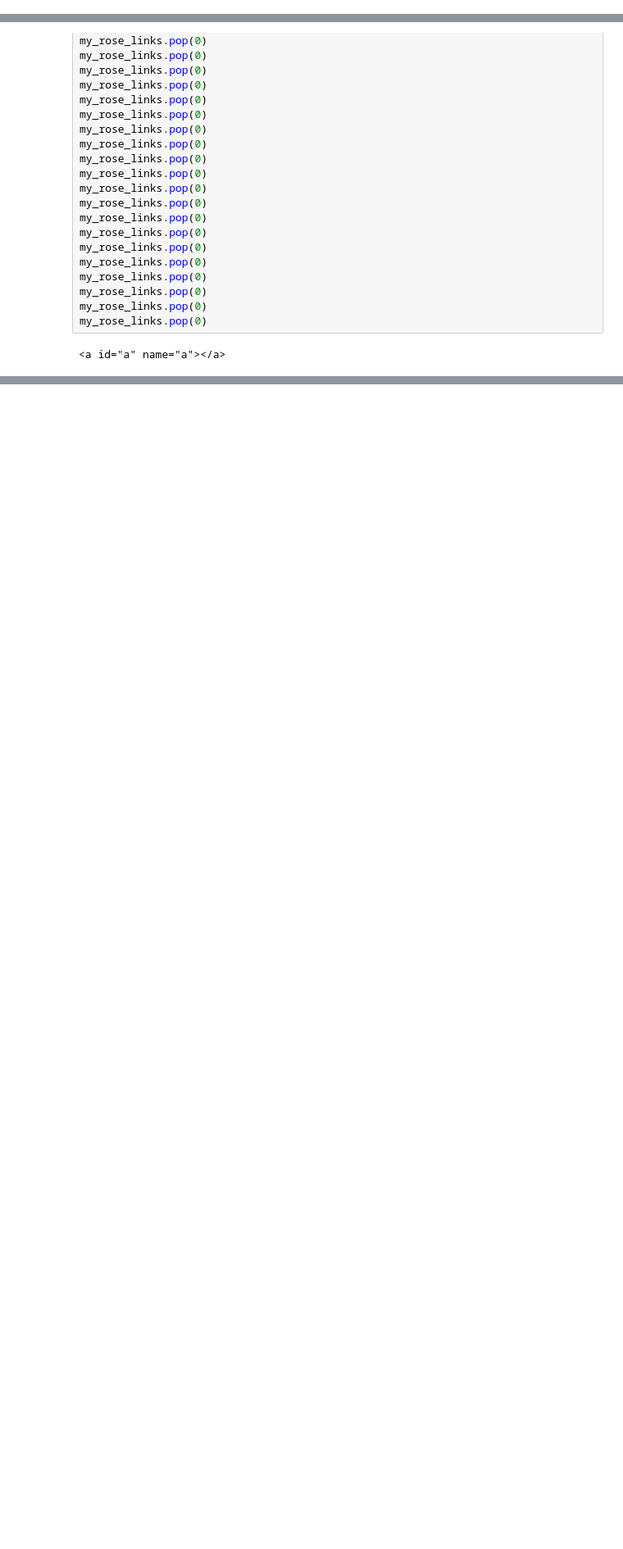
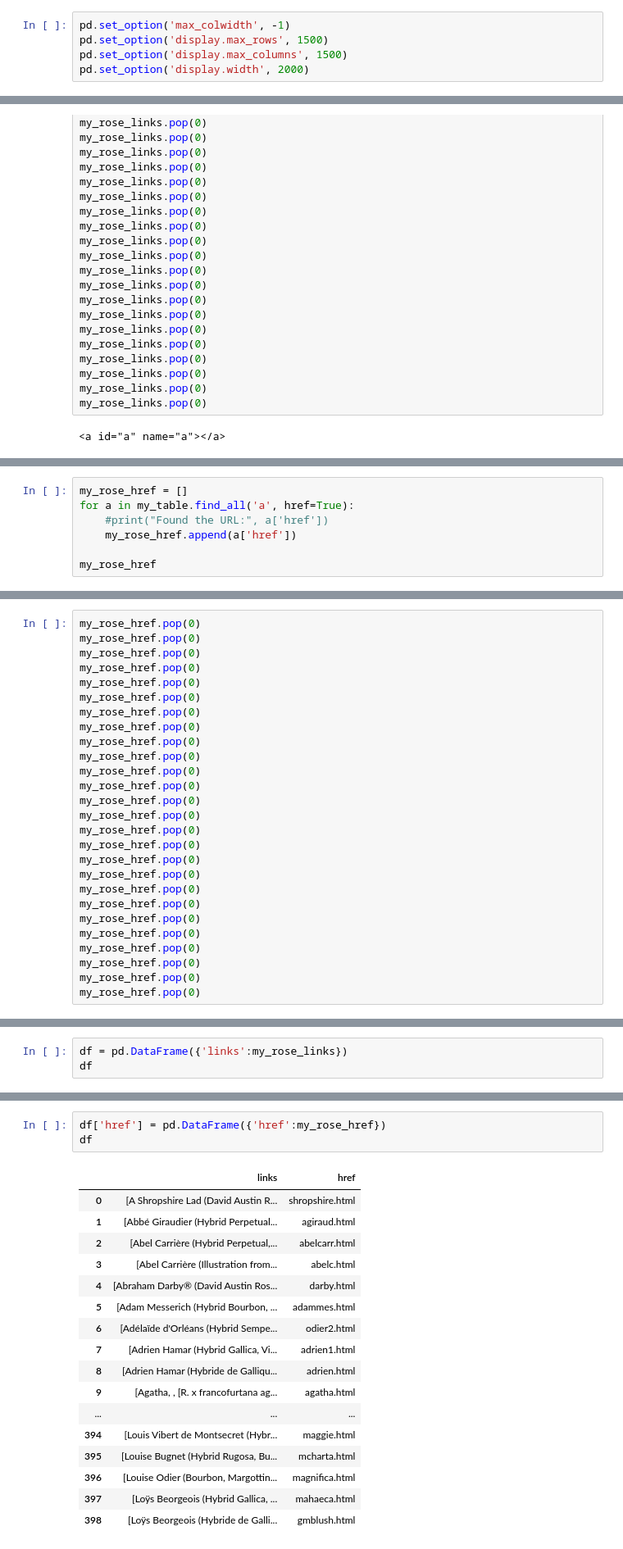
Before and after one commit to anna-zverkova/Rose_scrape, a Jupyter notebook: Rosegathering_scrape.ipynb, the cells around one changed output, grey strips where cells are left out. Shown: that part at 82% size. Drawn from its saved outputs; the diff is of its cells as text; blank space fills up the shorter version.

```diff
--- a/Rosegathering_scrape.ipynb
+++ b/Rosegathering_scrape.ipynb
@@ -11,6 +11,11 @@ import re
 from bs4 import BeautifulSoup
 import requests
 import csv
+# %%
+pd.set_option('max_colwidth', -1)
+pd.set_option('display.max_rows', 1500)
+pd.set_option('display.max_columns', 1500)
+pd.set_option('display.width', 2000)
 # %%
 # specify which URL/web page we are going to be scraping
 url = "http://rosegathering.com/alphroses.htm"
@@ -113,3 +118,10 @@ my_rose_links
  <a href="yorkl.html">York and Lancaster (Illustrated by edouté as<em>Rosa Damascena Variegata</em>, Rosier d'York et de Lancaster)(before 1551)</a>,
  <a href="ypsilanti.html">Ypsilanti (Gallica, Vibert, 1821)</a>,
  <a name="z"></a>]
+# %%
+my_rose_href = []
+for a in my_table.find_all('a', href=True):
+    #print("Found the URL:", a['href'])
+    my_rose_href.append(a['href'])
+
+my_rose_href
@@ -115,0 +146,27 @@ my_rose_links
+# %%
+my_rose_href.pop(0)
+my_rose_href.pop(0)
+my_rose_href.pop(0)
+my_rose_href.pop(0)
+my_rose_href.pop(0)
+my_rose_href.pop(0)
+my_rose_href.pop(0)
+my_rose_href.pop(0)
+my_rose_href.pop(0)
+my_rose_href.pop(0)
+my_rose_href.pop(0)
+my_rose_href.pop(0)
+my_rose_href.pop(0)
+my_rose_href.pop(0)
+my_rose_href.pop(0)
+my_rose_href.pop(0)
+my_rose_href.pop(0)
+my_rose_href.pop(0)
+my_rose_href.pop(0)
+my_rose_href.pop(0)
+my_rose_href.pop(0)
+my_rose_href.pop(0)
+my_rose_href.pop(0)
+my_rose_href.pop(0)
+my_rose_href.pop(0)
+my_rose_href.pop(0)
@@ -115,0 +175,3 @@ my_rose_links
+# %%
+df = pd.DataFrame({'links':my_rose_links})
+df
@@ -115,0 +192,21 @@ my_rose_links
+# %%
+df['href'] = pd.DataFrame({'href':my_rose_href})
+df
+# %% [output]
+|  | links | href |
+| 0 | [A Shropshire Lad (David Austin R... | shropshire.html |
+| 1 | [Abbé Giraudier (Hybrid Perpetual... | agiraud.html |
+| 2 | [Abel Carrière (Hybrid Perpetual,... | abelcarr.html |
+| 3 | [Abel Carrière (Illustration from... | abelc.html |
+| 4 | [Abraham Darby® (David Austin Ros... | darby.html |
+| 5 | [Adam Messerich (Hybrid Bourbon, ... | adammes.html |
+| 6 | [Adélaïde d'Orléans (Hybrid Sempe... | odier2.html |
+| 7 | [Adrien Hamar (Hybrid Gallica, Vi... | adrien1.html |
+| 8 | [Adrien Hamar (Hybride de Galliqu... | adrien.html |
+| 9 | [Agatha, , [R. x francofurtana ag... | agatha.html |
+| ... | ... | ... |
+| 394 | [Louis Vibert de Montsecret (Hybr... | maggie.html |
+| 395 | [Louise Bugnet (Hybrid Rugosa, Bu... | mcharta.html |
+| 396 | [Louise Odier (Bourbon, Margottin... | magnifica.html |
+| 397 | [Loÿs Beorgeois (Hybrid Gallica, ... | mahaeca.html |
+| 398 | [Loÿs Beorgeois (Hybride de Galli... | gmblush.html |
```
Also changed, not shown: parts of 4 cells of this notebook.
